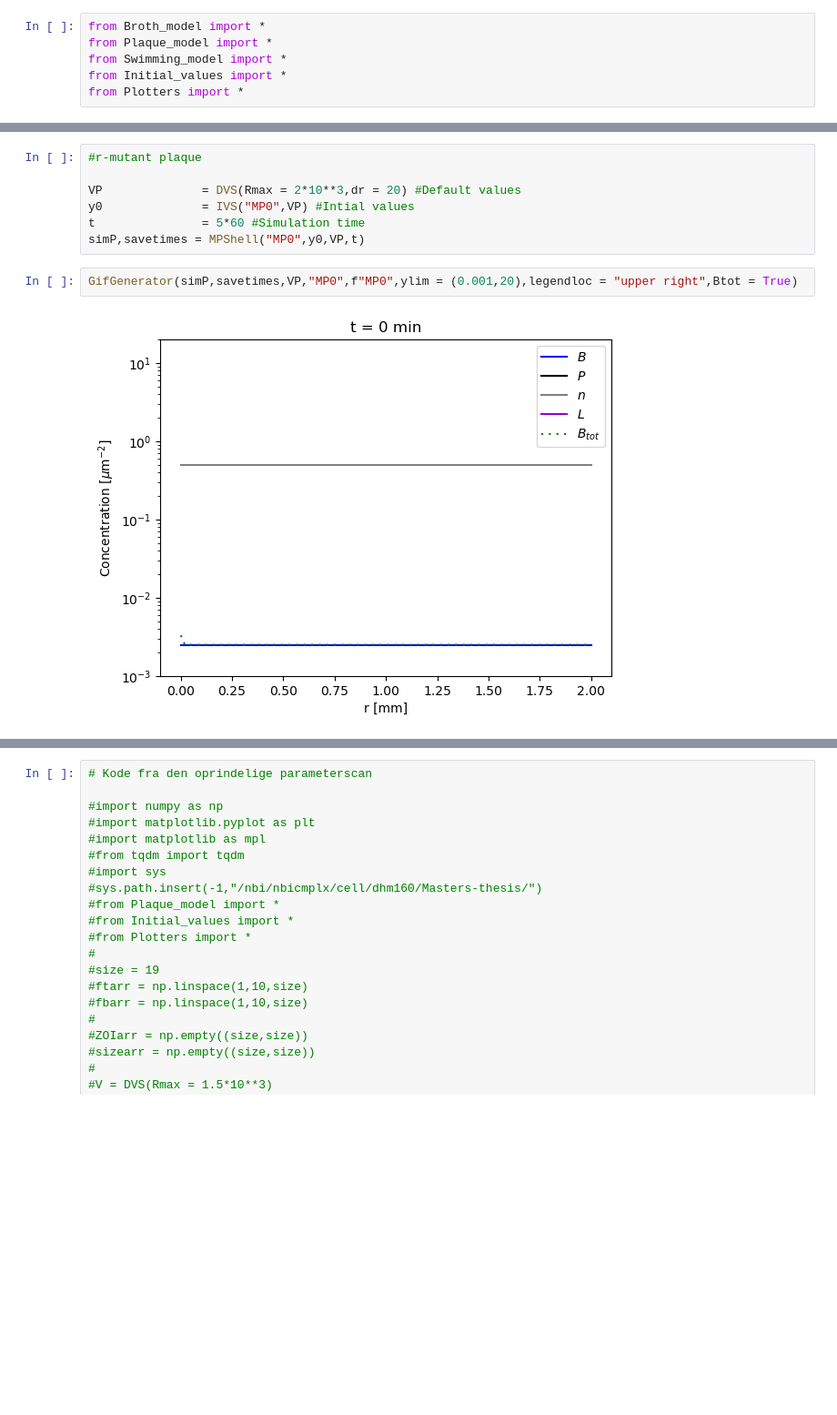
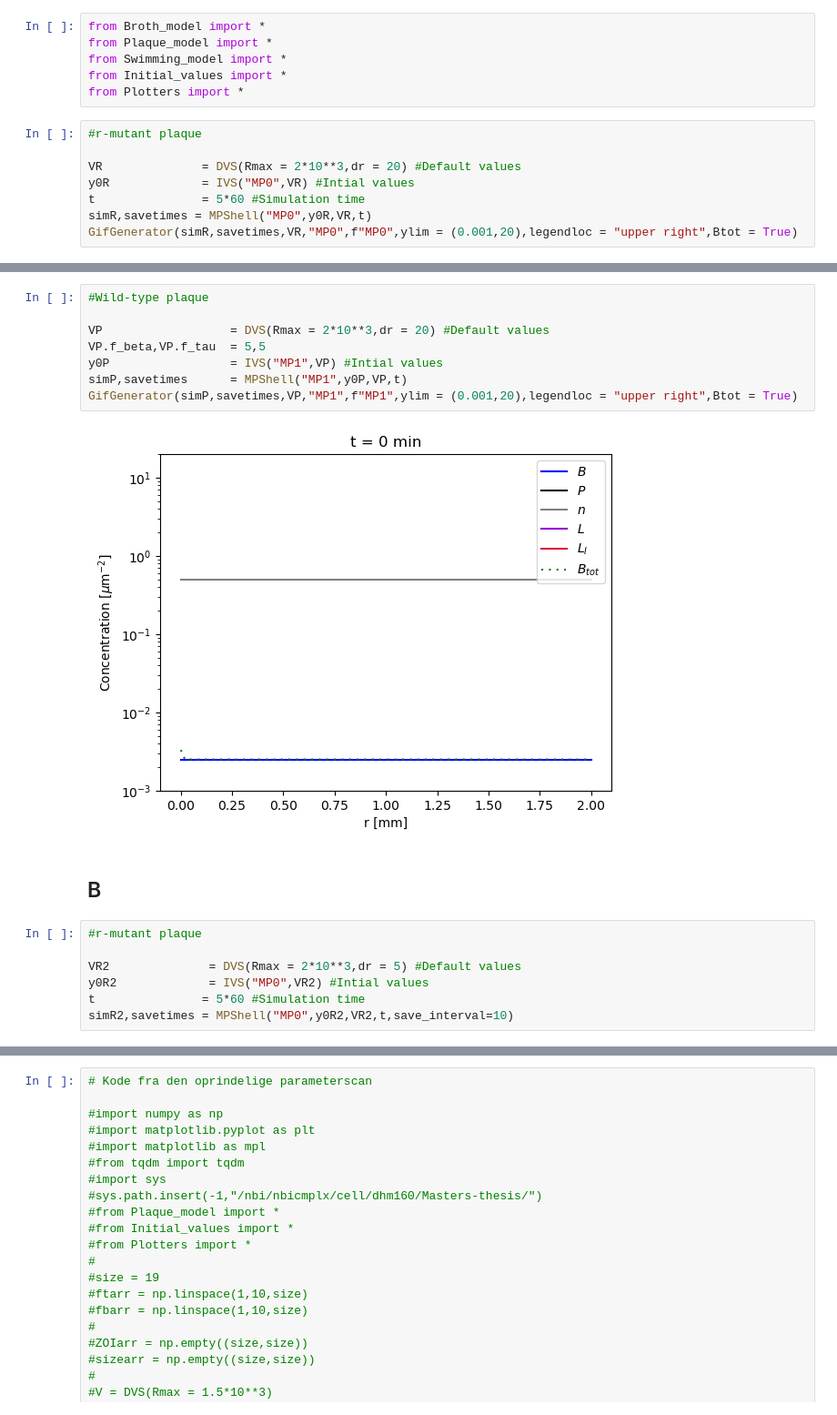
Before and after one commit to UlrikHvid/Competitive-advantages-of-T-even-phage-lysis-inhibition-in-response-to-secondary-infection, a Jupyter notebook: Figs_1-3.ipynb, the cells around one changed output, grey strips where cells are left out. Shown at 91% size. Cells and saved outputs as stored; diff of their text form; blank space fills up the shorter version.

```diff
--- a/Figs_1-3.ipynb
+++ b/Figs_1-3.ipynb
@@ -90,3 +90,11 @@ from Plaque_model import *
 from Swimming_model import *
 from Initial_values import *
 from Plotters import *
+# %%
+#r-mutant plaque
+
+VR              = DVS(Rmax = 2*10**3,dr = 20) #Default values
+y0R             = IVS("MP0",VR) #Intial values
+t               = 5*60 #Simulation time
+simR,savetimes = MPShell("MP0",y0R,VR,t)
+GifGenerator(simR,savetimes,VR,"MP0",f"MP0",ylim = (0.001,20),legendloc = "upper right",Btot = True)
@@ -93,11 +103,19 @@ from Plotters import *
+# %%
+#Wild-type plaque
+
+VP                  = DVS(Rmax = 2*10**3,dr = 20) #Default values
+VP.f_beta,VP.f_tau  = 5,5
+y0P                 = IVS("MP1",VP) #Intial values
+simP,savetimes      = MPShell("MP1",y0P,VP,t)
+GifGenerator(simP,savetimes,VP,"MP1",f"MP1",ylim = (0.001,20),legendloc = "upper right",Btot = True)
+# %% [output]
+[figure, added]
+# %% [markdown]
+## B
 # %%
 #r-mutant plaque
 
-VP              = DVS(Rmax = 2*10**3,dr = 20) #Default values
-y0              = IVS("MP0",VP) #Intial values
+VR2              = DVS(Rmax = 2*10**3,dr = 5) #Default values
+y0R2             = IVS("MP0",VR2) #Intial values
 t               = 5*60 #Simulation time
-simP,savetimes = MPShell("MP0",y0,VP,t)
+simR2,savetimes = MPShell("MP0",y0R2,VR2,t,save_interval=10)
-# %%
-GifGenerator(simP,savetimes,VP,"MP0",f"MP0",ylim = (0.001,20),legendloc = "upper right",Btot = True)
-# %% [output]
-[figure, removed]
```
Also changed, not shown: parts of 9 cells of this notebook, 5 other files.
